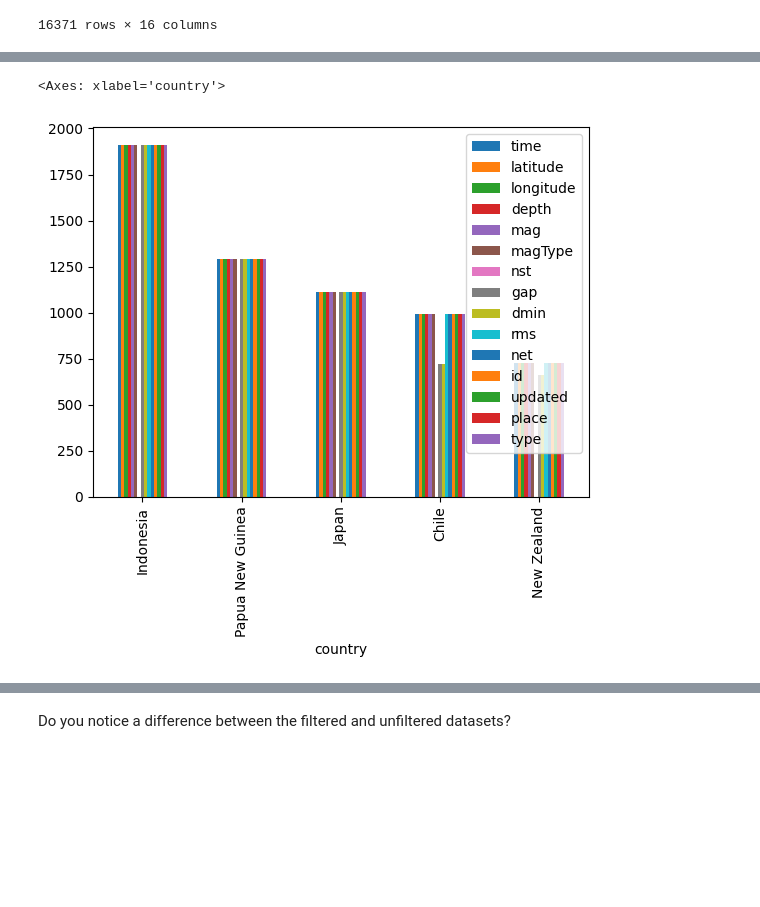
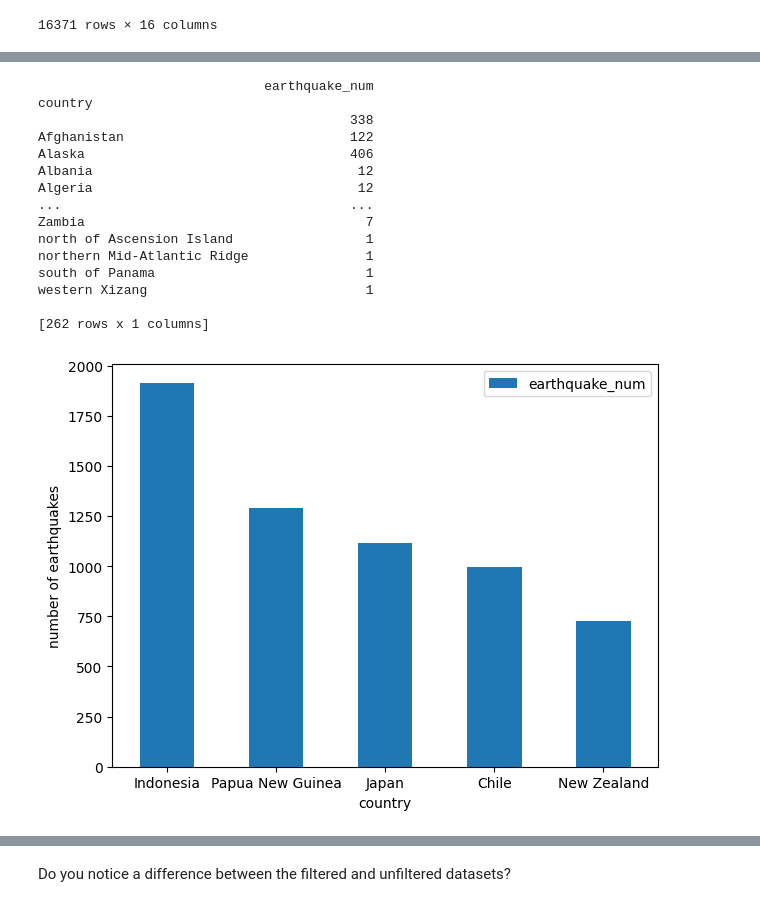
Before and after one commit to nikolaicarrion/2026_Intro_Python, a Jupyter notebook: 1.5-pandas-environmental-exercises.ipynb, the cells around one changed output, grey strips where cells are left out. Cells and saved outputs as stored; diff of their text form; code cells hidden in the pictures; blank space fills up the shorter version.

```diff
--- a/1.5-pandas-environmental-exercises.ipynb
+++ b/1.5-pandas-environmental-exercises.ipynb
@@ -265,11 +265,33 @@ and `earthquake_num` (number), and recreate the bar chart below.
 # %%
 # Count the >4 earthquakes, count them per country, then plot the top 5 as a bar chart
 summary = data[data["mag"] > 4].groupby("country").count()
 
-summary.nlargest(5, "mag").plot(kind="bar")
+data2 = pd.DataFrame(
+    {
+        "earthquake_num": summary["mag"]
+    }
+)
+print(data2)
+
+data2.nlargest(5, "earthquake_num").plot(kind="bar", ylabel = "number of earthquakes", rot=0)
+plt.tight_layout()
 # %% [output]
-<Axes: xlabel='country'>
+                             earthquake_num
+country
+                                        338
+Afghanistan                             122
+Alaska                                  406
+Albania                                  12
+Algeria                                  12
+...                                     ...
+Zambia                                    7
+north of Ascension Island                 1
+northern Mid-Atlantic Ridge               1
+south of Panama                           1
+western Xizang                            1
+
+[262 rows x 1 columns]
-[figure, old version]
+[figure, new version]
 # %% [markdown]
 **Q10) Make a histogram for the distribution of the earthquakes' magnitudes.**
 
```
Also changed, not shown: parts of 2 cells of this notebook.
